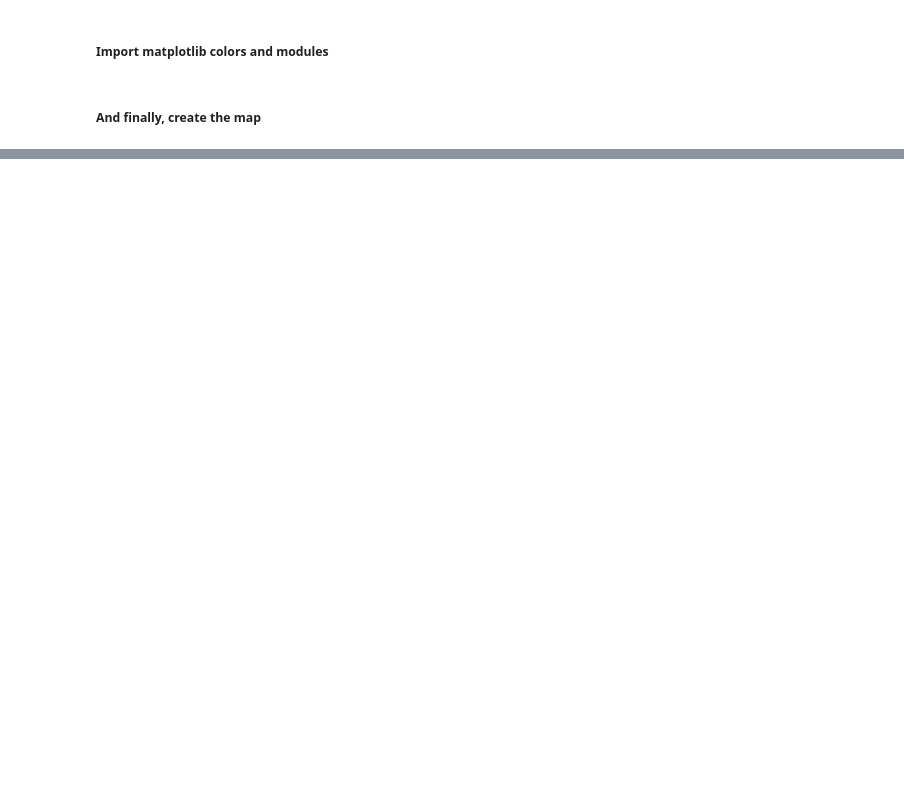
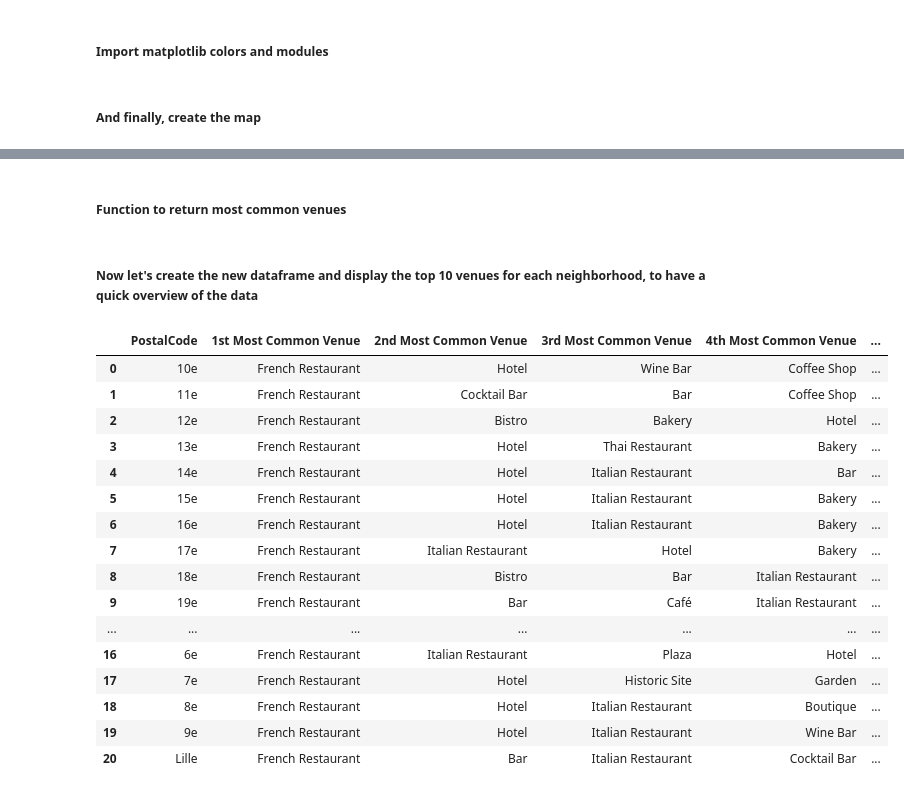
Before and after one commit to TheTibar/Coursera_Capstone, a Jupyter notebook: Capstone Notebook.ipynb, the cells around one changed output, grey strips where cells are left out. Cells and saved outputs as stored; diff of their text form; code cells hidden in the pictures; blank space fills up the shorter version.

```diff
--- a/Capstone Notebook.ipynb
+++ b/Capstone Notebook.ipynb
@@ -525,0 +852,49 @@ Toronto, Ontario  OK
+# %% [markdown]
+##### Function to return most common venues
+# %%
+def return_most_common_venues(row, num_top_venues):
+    row_categories = row.iloc[1:]
+    row_categories_sorted = row_categories.sort_values(ascending=False)
+
+    return row_categories_sorted.index.values[0:num_top_venues]
+# %% [markdown]
+##### Now let's create the new dataframe and display the top 10 venues for each neighborhood, to have a quick overview of the data
+# %%
+num_top_venues = 10
+
+indicators = ['st', 'nd', 'rd']
+
+# create columns according to number of top venues
+columns = ['PostalCode']
+for ind in np.arange(num_top_venues):
+    try:
+        columns.append('{}{} Most Common Venue'.format(ind+1, indicators[ind]))
+    except:
+        columns.append('{}th Most Common Venue'.format(ind+1))
+
+# create a new dataframe
+neighborhoods_venues_sorted = pd.DataFrame(columns=columns)
+neighborhoods_venues_sorted['PostalCode'] = lille_paris_grouped['PostalCode']
+
+for ind in np.arange(lille_paris_grouped.shape[0]):
+    neighborhoods_venues_sorted.iloc[ind, 1:] = return_most_common_venues(lille_paris_grouped.iloc[ind, :], num_top_venues)
+
+neighborhoods_venues_sorted
+# %% [output]
+|  | PostalCode | 1st Most Common Venue | 2nd Most Common Venue | 3rd Most Common Venue | 4th Most Common Venue | ... |
+| 0 | 10e | French Restaurant | Hotel | Wine Bar | Coffee Shop | ... |
+| 1 | 11e | French Restaurant | Cocktail Bar | Bar | Coffee Shop | ... |
+| 2 | 12e | French Restaurant | Bistro | Bakery | Hotel | ... |
+| 3 | 13e | French Restaurant | Hotel | Thai Restaurant | Bakery | ... |
+| 4 | 14e | French Restaurant | Hotel | Italian Restaurant | Bar | ... |
+| 5 | 15e | French Restaurant | Hotel | Italian Restaurant | Bakery | ... |
+| 6 | 16e | French Restaurant | Hotel | Italian Restaurant | Bakery | ... |
+| 7 | 17e | French Restaurant | Italian Restaurant | Hotel | Bakery | ... |
+| 8 | 18e | French Restaurant | Bistro | Bar | Italian Restaurant | ... |
+| 9 | 19e | French Restaurant | Bar | Café | Italian Restaurant | ... |
+| ... | ... | ... | ... | ... | ... | ... |
+| 16 | 6e | French Restaurant | Italian Restaurant | Plaza | Hotel | ... |
+| 17 | 7e | French Restaurant | Hotel | Historic Site | Garden | ... |
+| 18 | 8e | French Restaurant | Hotel | Italian Restaurant | Boutique | ... |
+| 19 | 9e | French Restaurant | Hotel | Italian Restaurant | Wine Bar | ... |
+| 20 | Lille | French Restaurant | Bar | Italian Restaurant | Cocktail Bar | ... |
```
Also changed, not shown: parts of 61 cells of this notebook.
